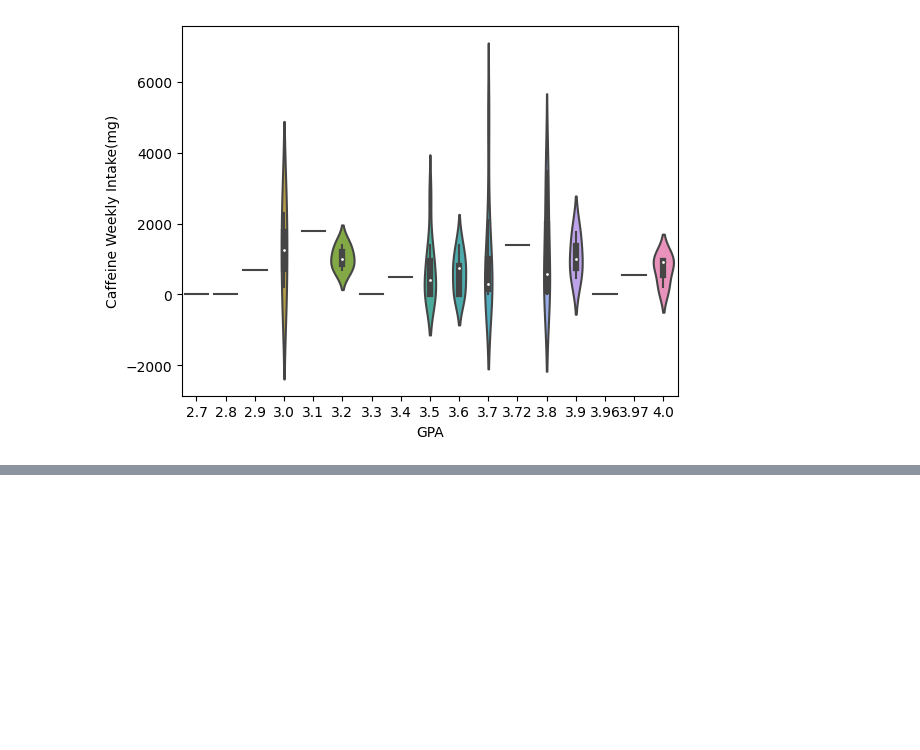
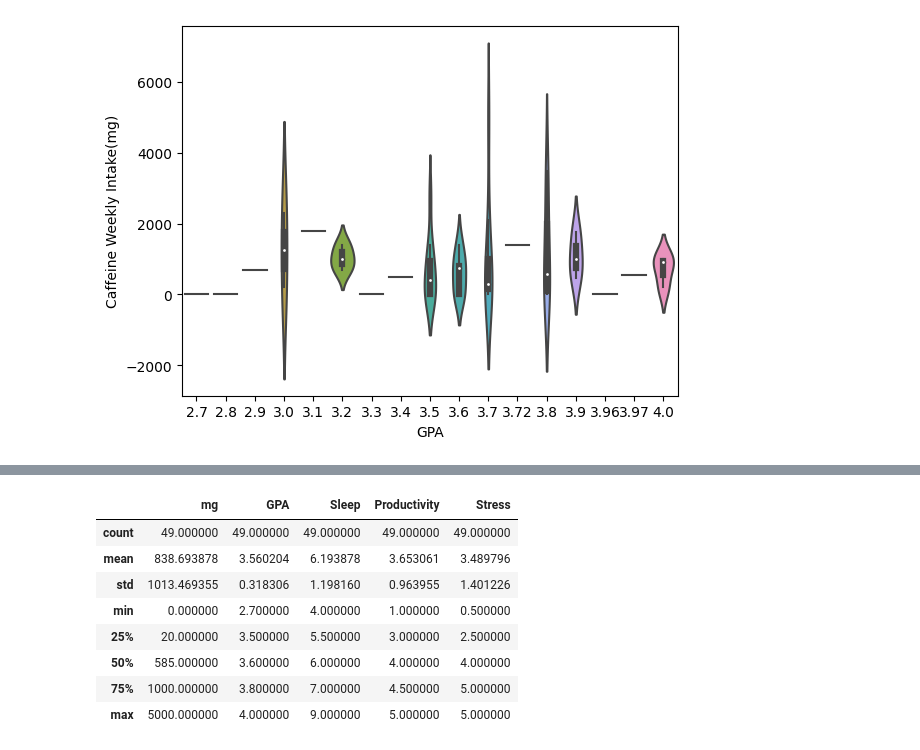
Before and after one commit to DP-baller/StatsProjectCode, a Jupyter notebook: StatsProjectCode.ipynb, the cells around one changed output, grey strips where cells are left out. Saved outputs shown, nothing was run; the diff lists cells and outputs as text; code cells hidden in the pictures; blank space fills up the shorter version.

```diff
--- a/StatsProjectCode.ipynb
+++ b/StatsProjectCode.ipynb
@@ -51,0 +139,12 @@ plt.show()
+# %%
+Datas.describe()
+# %% [output]
+|  | mg | GPA | Sleep | Productivity | Stress |
+| count | 49.000000 | 49.000000 | 49.000000 | 49.000000 | 49.000000 |
+| mean | 838.693878 | 3.560204 | 6.193878 | 3.653061 | 3.489796 |
+| std | 1013.469355 | 0.318306 | 1.198160 | 0.963955 | 1.401226 |
+| min | 0.000000 | 2.700000 | 4.000000 | 1.000000 | 0.500000 |
+| 25% | 20.000000 | 3.500000 | 5.500000 | 3.000000 | 2.500000 |
+| 50% | 585.000000 | 3.600000 | 6.000000 | 4.000000 | 4.000000 |
+| 75% | 1000.000000 | 3.800000 | 7.000000 | 4.500000 | 5.000000 |
+| max | 5000.000000 | 4.000000 | 9.000000 | 5.000000 | 5.000000 |
```
Also changed, not shown: parts of 1 cell of this notebook.
